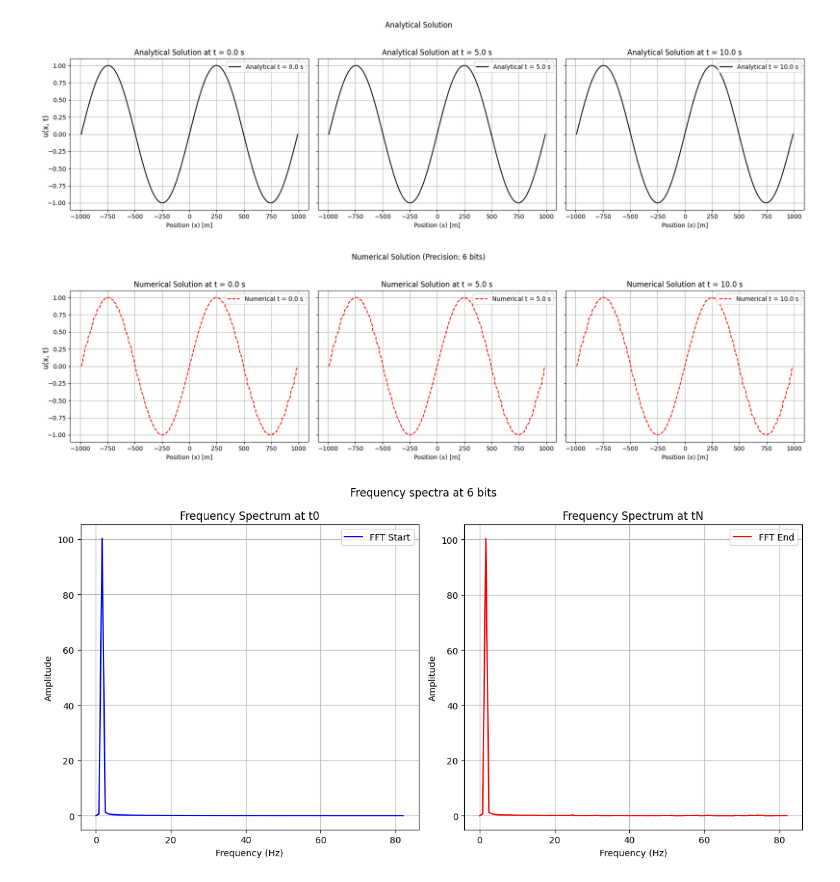
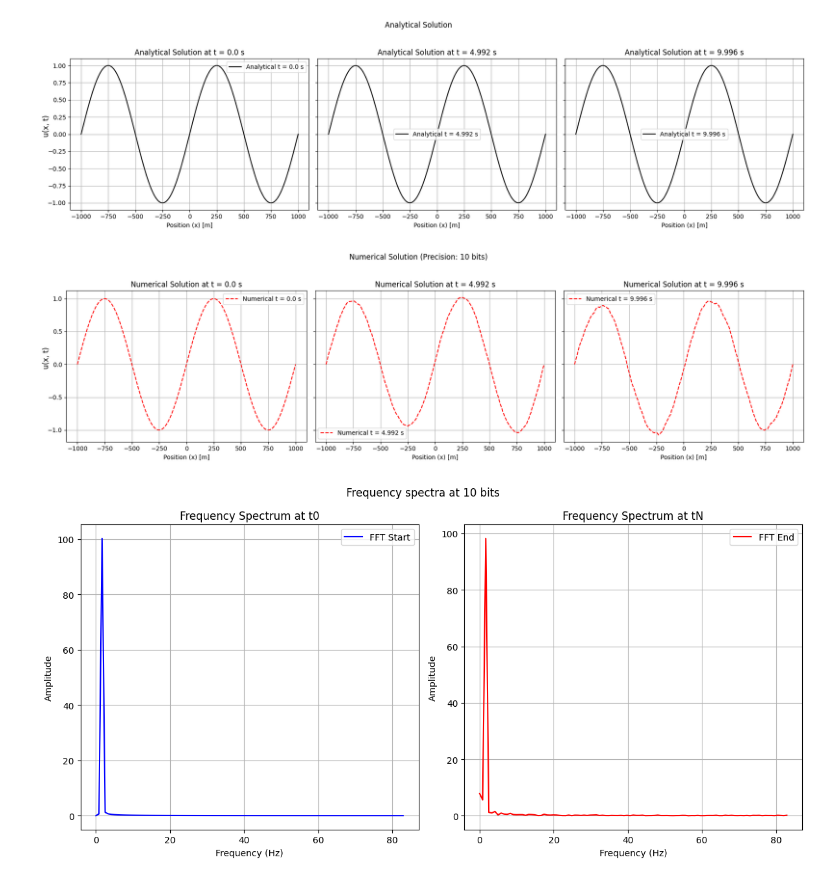
Before and after one commit to dt-17/Devito-UROP-MSci, a Jupyter notebook: unscaled-mpmath-acoustic.ipynb, the cells around one changed output. Drawn from its saved outputs; the diff is of its cells as text; code cells hidden in the pictures.

```diff
--- a/unscaled-mpmath-acoustic.ipynb
+++ b/unscaled-mpmath-acoustic.ipynb
@@ -4,38 +4,34 @@ from mpmath import mp, mpf, sin, pi, fadd, fsub, fmul, fdiv
 import matplotlib.pyplot as plt
 # %%
 # Set precision
-mp.prec = 6
+mp.prec = 10
 
 # Constants
-L = mpf(1000)                 # Half-length of the domain in meters
-c = mpf(1000)                 # Wave speed in m/s
-N = 201                       # Number of spatial points
+L = 1000.0                  # Half-length of the domain in meters (standard float)
+c = 1000.0                    # Wave speed in m/s (standard float)
+N = 201                    # Number of spatial points
 dx = 2 * L / (N - 1)          # Spatial step size for [-L, L] domain
-dt = mpf(0.6 * dx / c)        # Time step size (CFL condition)
-T = mpf(10.0)                  # Total simulation time in seconds
-x = [mpf(val) for val in np.linspace(float(-L), float(L), N)]  # Spatial grid as mpf
-
-# Separate variables for analytical solution using NumPy
-L_np = float(L)  # Half-length of the domain in meters for NumPy
-c_np = float(c)  # Wave speed in m/s for NumPy
-x_np = np.linspace(-L_np, L_np, N)  # Spatial grid for NumPy
+dt = 0.6 * dx / c             # Time step size (CFL condition)
+T = 10.0                 # Total simulation time in seconds
+x = np.linspace(-L, L, N)  # Spatial grid as a NumPy array
 
 # Total time steps
 Nt = int(T / dt) + 1
 
-# Analytical Solution (uses separate NumPy variables)
-def analytical_solution_numpy(x_np, t, c_np, L_np):
-    t_np = float(t)  # Convert time to float
-    return np.cos(2 * np.pi * c_np * t_np / L_np) * np.sin(2 * np.pi * x_np / L_np)
+# Analytical Solution
+def analytical_solution(t, x=x, c=c, L=L):
+    t_np = float(t)
+    return np.cos(2 * np.pi * c * t_np / L) * np.sin(2 * np.pi * x / L)
 
 # Initialize the wave field
-u = analytical_solution_numpy(x_np, 0, c_np, L_np)  # Initial condition u(x, 0)
-u_prev = u.copy()                         # Initial velocity is zero: u_t(x, 0) = 0
-u_next = [mpf(0)] * N                     # Placeholder for the next time step
+u = analytical_solution(0)  # Initial condition u(x, 0) as float
+u_prev = u.copy()                          # Initial velocity is zero: u_t(x, 0) = 0
+u_next = np.zeros(N, dtype=np.float64)     # Placeholder for the next time step
 
-# Dynamic time indices for plotting
-plot_times = [0, Nt // 2 - 1, Nt - 1]  # Start, middle, and end of the time range
+# Dynamic time indices for plotting and error storage
+plot_times = [0, Nt // 2 - 1, Nt - 1]      # Start, middle, and end of the time range
 u_num_at_t = {}
+errors = []
 
 # Main time evolution loop
 for n in range(Nt):
@@ -44,21 +40,27 @@ for n in range(Nt):
         u_num_at_t[n] = u.copy()  # Store the wave profile at the specified time indices
 
     # Compute the next time step using finite difference
+    coeff = mpf(c * dt / dx)          # Cast CFL coefficient to mpf()
+    coeff_squared = fmul(coeff, coeff)  # (c * dt / dx) ** 2 as mpf()
+
     for i in range(1, N - 1):
-        # Compute coefficients explicitly
-        coeff = fdiv(fmul(mpf(c), mpf(dt)), mpf(dx))
-        coeff_squared = fmul(coeff, coeff)  # (c * dt / dx) ** 2
+        # Compute the finite difference term with mpf arithmetic
+        term2 = fadd(fsub(mpf(u[i + 1]), fmul(mpf(2), mpf(u[i]))), mpf(u[i - 1]))
+        update = fmul(coeff_squared, term2)  # (c * dt / dx) ** 2 * (term2)
+        u_next[i] = float(fadd(fsub(fmul(mpf(2), mpf(u[i])), mpf(u_prev[i])), update))  # Cast result back to float
 
-        # Update u_next[i] using explicit mpmath operations
-        term1 = fmul(mpf(2), u[i])  # 2 * u[i]
-        term2 = fsub(u[i + 1], fmul(mpf(2), u[i]))  # u[i + 1] - 2 * u[i]
-        term2 = fadd(term2, u[i - 1])  # u[i + 1] - 2 * u[i] + u[i - 1]
-        update = fmul(coeff_squared, term2)  # (c * dt / dx) ** 2 * (term2)
-        u_next[i] = fadd(fsub(term1, u_prev[i]), update)  # 2 * u[i] - u_prev[i] + update
+    # Apply boundary conditions (no need for mpf here)
+    u_next[0] = 0.0
+    u_next[-1] = 0.0
 
-    # Apply boundary conditions
-    u_next[0] = mpf(0)  # Fixed boundary
-    u_next[-1] = mpf(0)
+    # Compute error at this time step (if plot_times include the current time step)
+    t = n * dt
+    if n in plot_times:
+        u_analytic = analytical_solution(t)
+        errors.append({
+            "time": t,
+            "error": max(abs(u[i] - u_analytic[i]) for i in range(N))
+        })
 
     # Update arrays for the next time step
     u_prev = u.copy()
@@ -69,43 +71,43 @@ fig1, axs1 = plt.subplots(1, 3, figsize=(18, 5), sharey=True)
 for i, idx in enumerate(plot_times):
     t = idx * dt
     # Analytical solution at time t using NumPy variables
-    u_analytic = analytical_solution_numpy(x_np, t, c_np, L_np)
-    axs1[i].plot(x_np, u_analytic, 'k-', label=f"Analytical t = {float(t)} s")
+    u_analytic = analytical_solution(t)
+    axs1[i].plot(x, u_analytic, 'k-', label=f"Analytical t = {float(t)} s")
 
     # Plot formatting
     axs1[i].set_xlabel("Position (x) [m]")
     axs1[i].set_title(f"Analytical Solution at t = {float(t)} s")
     axs1[i].legend()
     axs1[i].grid(True)
 
 # Set global y-axis label
 fig1.supylabel("u(x, t)")
 fig1.suptitle("Analytical Solution")
 plt.tight_layout(rect=[0, 0, 1, 0.95])
 
 # Plotting the numerical solution
 fig2, axs2 = plt.subplots(1, 3, figsize=(18, 5), sharey=True)
 for i, idx in enumerate(plot_times):
     t = idx * dt
     # Retrieve the numerical solution for the mapped time index
     u_num = u_num_at_t[idx]
     axs2[i].plot([float(x_i) for x_i in x], [float(u_n) for u_n in u_num], 'r--', label=f"Numerical t = {float(t)} s")
 
     # Plot formatting
     axs2[i].set_xlabel("Position (x) [m]")
     axs2[i].set_title(f"Numerical Solution at t = {float(t)} s")
     axs2[i].legend()
     axs2[i].grid(True)
 
 # Set global y-axis label
 fig2.supylabel("u(x, t)")
 fig2.suptitle(f"Numerical Solution (Precision: {mp.prec} bits)")
 plt.tight_layout(rect=[0, 0, 1, 0.95])
 
 plt.show()
 # %% [output]
-[figure, old version]
+[figure, new version]
-[figure, old version]
+[figure, new version]
 # %%
 def fft_plot(u_values=u_num_at_t, dt=dt):
     # Extract the wavefield at the start and final time steps
@@ -162,5 +164,5 @@ def fft_plot(u_values=u_num_at_t, dt=dt):
 
 fft_plot()
 # %% [output]
-[figure, old version]
+[figure, new version]
 # %%
```
Also changed, not shown: parts of 1 cell of this notebook.
